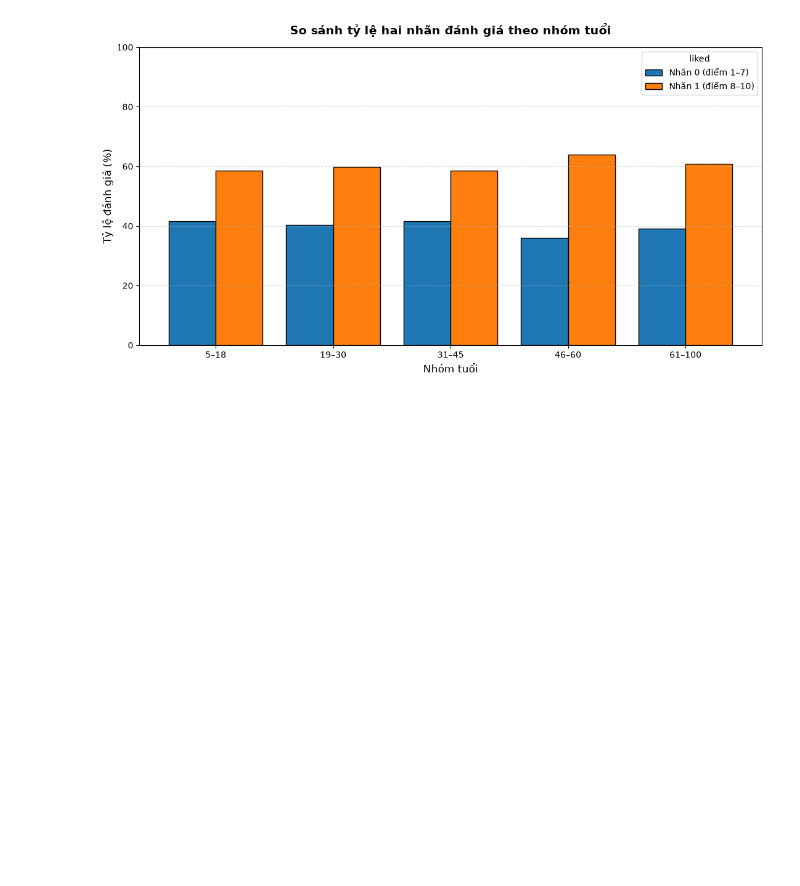
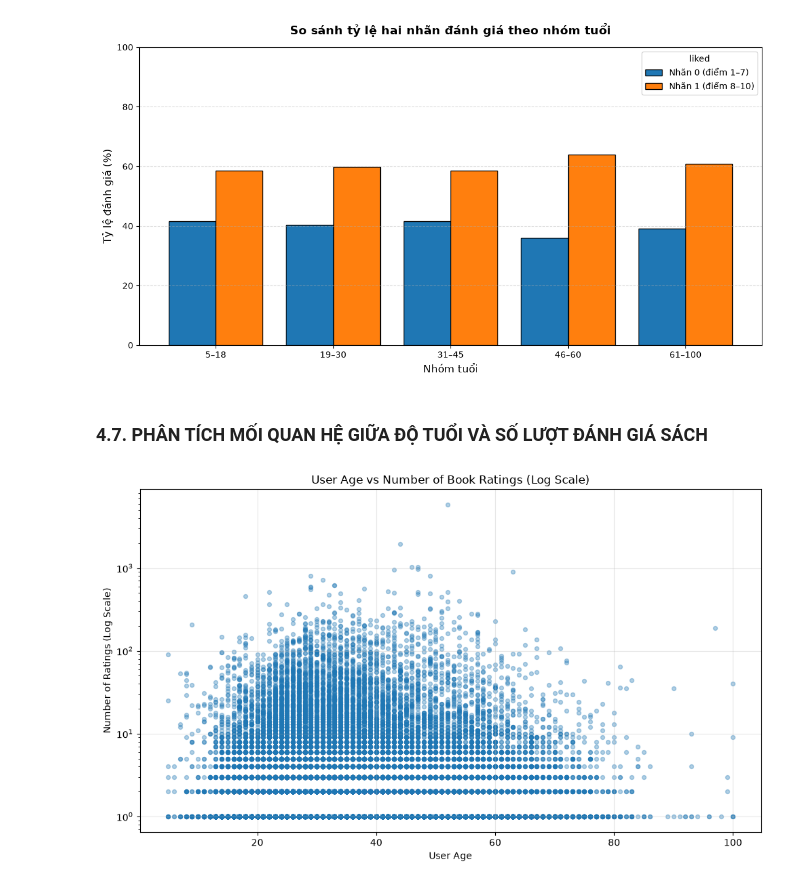
Before and after one commit to Bluenip/Data_analyst_python_midterm_project, a Jupyter notebook: mid_term_code.ipynb, the cells around one changed output. Drawn from its saved outputs; the diff is of its cells as text; code cells hidden in the pictures; blank space fills up the shorter version.

```diff
--- a/mid_term_code.ipynb
+++ b/mid_term_code.ipynb
@@ -496,3 +517,24 @@ Tỷ lệ nhãn trong từng nhóm tuổi (%):
 | 46–60 | 35.96 | 64.04 |
 | 61–100 | 39.12 | 60.88 |
 [figure]
+# %% [markdown]
+### 4.7. PHÂN TÍCH MỐI QUAN HỆ GIỮA ĐỘ TUỔI VÀ SỐ LƯỢT ĐÁNH GIÁ SÁCH
+# %%
+# Tạo biểu đồ Log Scale
+# Lấy các bản ghi có tuổi hợp lệ.
+age_rating_data = classification_data.dropna(subset=["Age", "User-ID"]).copy()
+# Đếm số lượt đánh giá của mỗi người dùng.
+user_rating_counts = (age_rating_data.groupby(["User-ID", "Age"]).size().reset_index(name="Number_of_Ratings"))
+# Vẽ biểu đồ Scatter.
+plt.figure(figsize=(10, 6))
+plt.scatter(user_rating_counts["Age"],user_rating_counts["Number_of_Ratings"],alpha=0.35, s=18)
+# Dùng thang logarit để thể hiện rõ các giá trị nhỏ và lớn.
+plt.yscale("log")
+plt.title("User Age vs Number of Book Ratings (Log Scale)")
+plt.xlabel("User Age")
+plt.ylabel("Number of Ratings (Log Scale)")
+plt.grid(True, alpha=0.3)
+plt.tight_layout()
+plt.show()
+# %% [output]
+[figure, added]
```
Also changed, not shown: parts of 5 cells of this notebook.
